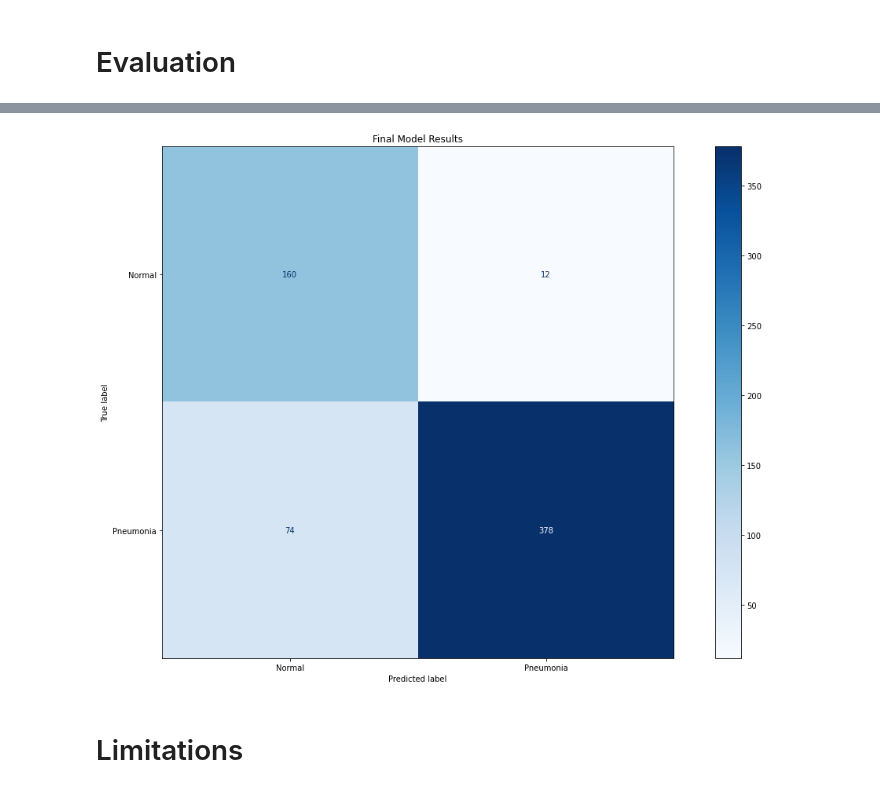
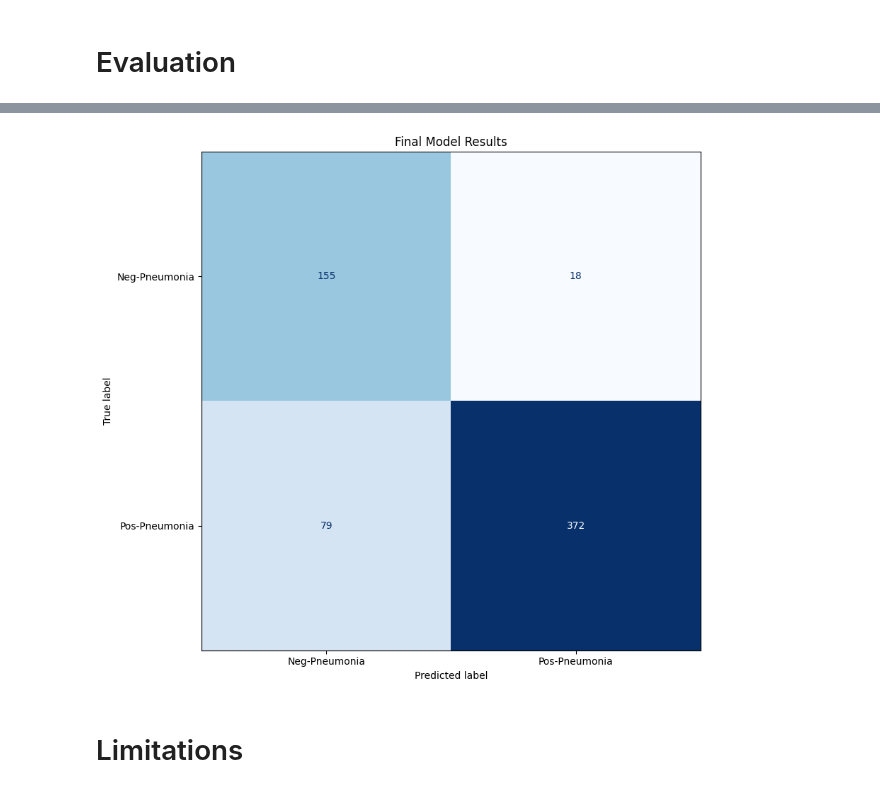
Before and after one commit to JohnNun/pneumonia_identification_project, a Jupyter notebook: pneumonia_identification_project.ipynb, the cells around one changed output, grey strips where cells are left out. Cells and saved outputs as stored; diff of their text form; code cells hidden in the pictures.

Commit message:
Further modifications to model 5

```diff
--- a/pneumonia_identification_project.ipynb
+++ b/pneumonia_identification_project.ipynb
@@ -419,0 +479,35 @@ test_img_pred = model_5.predict(test_images)
+# %%
+final_model = Sequential()
+# %%
+final_model.add(layers.Conv2D(16, (5, 5), activation='relu', input_shape=(64, 64, 3)))
+final_model.add(layers.BatchNormalization())
+final_model.add(layers.MaxPooling2D())
+
+final_model.add(layers.Conv2D(32, (3, 3), activation='relu', padding='same'))
+final_model.add(layers.BatchNormalization())
+
+final_model.add(layers.Conv2D(32, (3, 3), activation='relu', padding='same', kernel_regularizer=l2(l2=0.00001)))
+final_model.add(layers.BatchNormalization())
+final_model.add(layers.Dropout(0.5))
+final_model.add(layers.MaxPooling2D())
+
+final_model.add(layers.Conv2D(64, (3, 3), activation='relu', padding='valid'))
+
+final_model.add(layers.Conv2D(64, (3, 3), activation='relu', padding='valid'))
+final_model.add(layers.MaxPooling2D())
+
+final_model.add(layers.Conv2D(128, (3, 3), activation='relu', padding='valid', kernel_regularizer=l2(l2=0.000001)))
+final_model.add(layers.Dropout(0.1))
+final_model.add(layers.MaxPooling2D())
+
+final_model.add(layers.Flatten())
+final_model.add(layers.Dense(2, activation='softmax'))
+# %%
+final_model.compile(Adam(learning_rate=0.0002), loss='binary_crossentropy', metrics=['accuracy'])
+# %%
+final_model_results = final_model.fit(train_images, train_labels,
+                                      epochs=20,
+                                      batch_size=340,
+                                      validation_data=(val_images, val_labels),
+                                      callbacks=[early_stop]
+                                      )
@@ -420,6 +545,8 @@ test_img_pred = model_5.predict(test_images)
 # %%
+test_img_pred = final_model.predict(test_images)
+
 # Confusion Matrix of final Model
-fig, ax = plt.subplots(figsize=(15, 10))
+fig, ax = plt.subplots(figsize=(10, 8))
 
 ax.set_title('Final Model Results')
 
@@ -428,7 +555,8 @@ test_true_labels = np.argmax(test_labels, axis=1)
 
 cm = confusion_matrix(test_img_pred_labels, test_true_labels)
 
-ConfusionMatrixDisplay(confusion_matrix=cm, display_labels=['Normal', 'Pneumonia']).plot(ax=ax, cmap='Blues')
+ConfusionMatrixDisplay(confusion_matrix=cm,
+                       display_labels=['Neg-Pneumonia', 'Pos-Pneumonia']).plot(ax=ax, cmap='Blues', colorbar=False)
 
 plt.tight_layout();
 # %% [output]
@@ -435,4 +564,4 @@ plt.tight_layout();
-[figure, old version]
+[figure, new version]
 # %% [markdown]
 # Limitations
 # %% [markdown]
```
Also changed, not shown: parts of 53 cells of this notebook.
